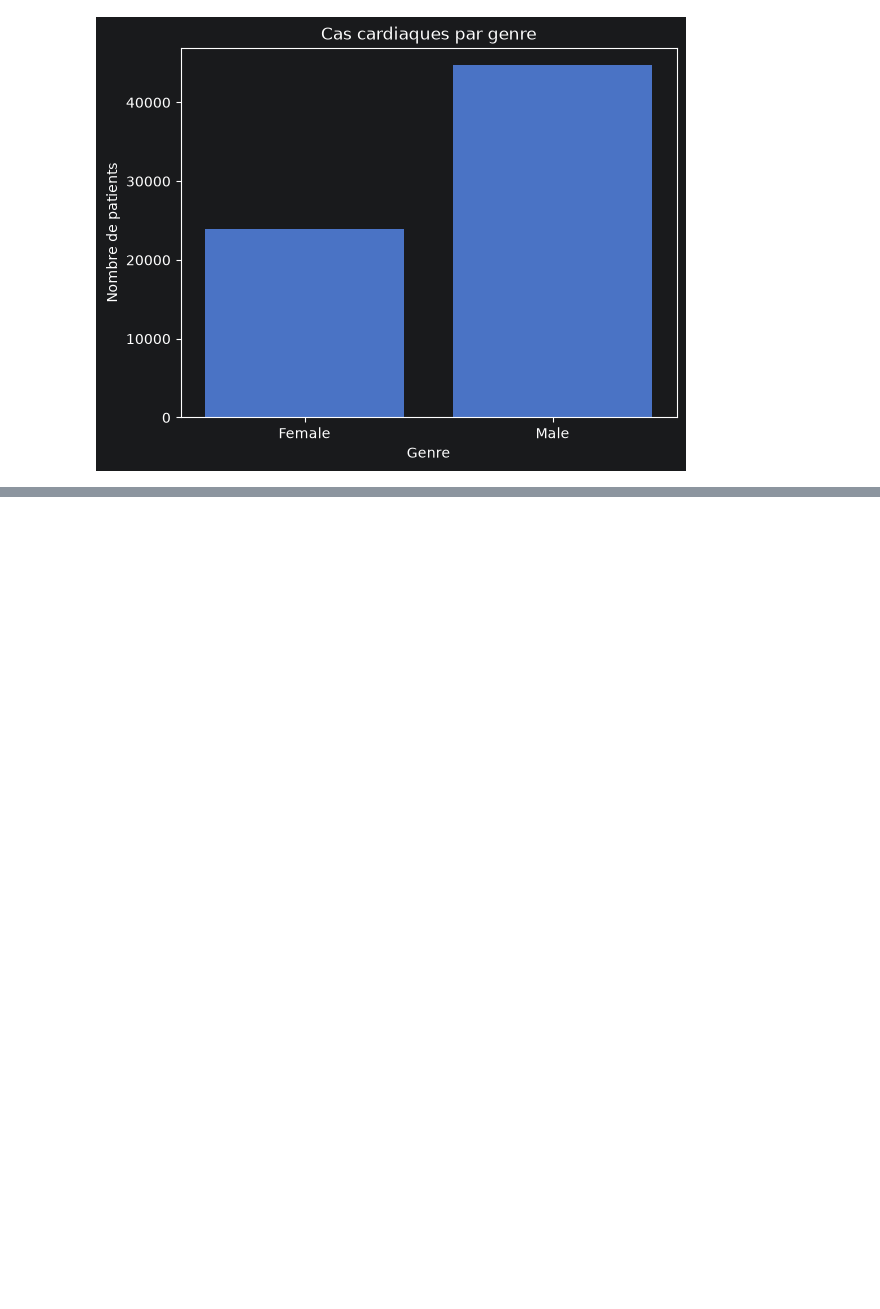
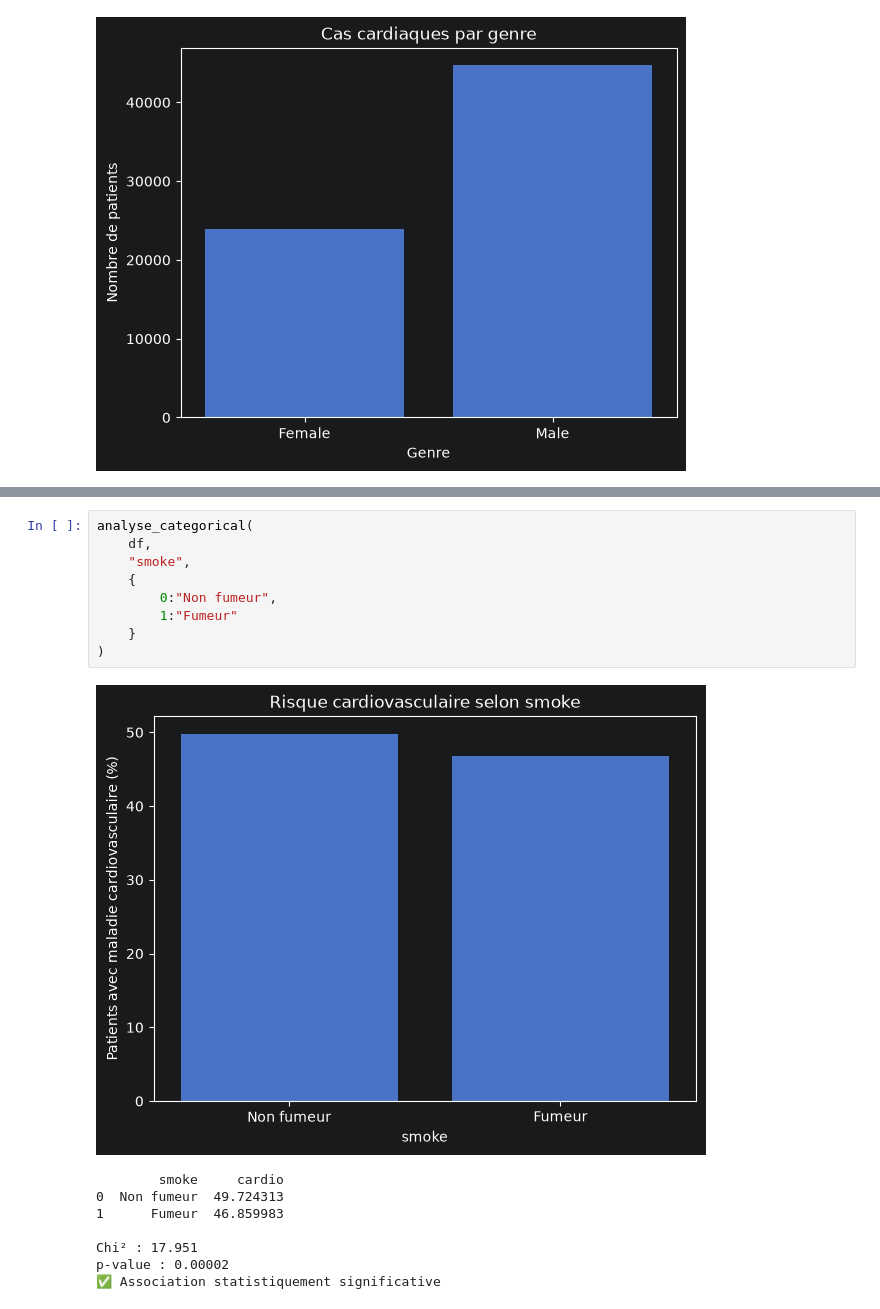
Before and after one commit to KANTIN-FAGN/cardiorisk_project, a Jupyter notebook: notebooks/cardio_train/02_eda.ipynb, the cells around one changed output, grey strips where cells are left out. Drawn from its saved outputs; the diff is of its cells as text; blank space fills up the shorter version.

```diff
--- a/notebooks/cardio_train/02_eda.ipynb
+++ b/notebooks/cardio_train/02_eda.ipynb
@@ -196,0 +167,18 @@ plt.legend(title="Cardio", labels=["Non", "Oui"])
+# %%
+analyse_categorical(
+    df,
+    "smoke",
+    {
+        0:"Non fumeur",
+        1:"Fumeur"
+    }
+)
+# %% [output]
+[figure, added]
+        smoke     cardio
+0  Non fumeur  49.724313
+1      Fumeur  46.859983
+
+Chi² : 17.951
+p-value : 0.00002
+✅ Association statistiquement significative
```
Also changed, not shown: parts of 21 cells of this notebook.
